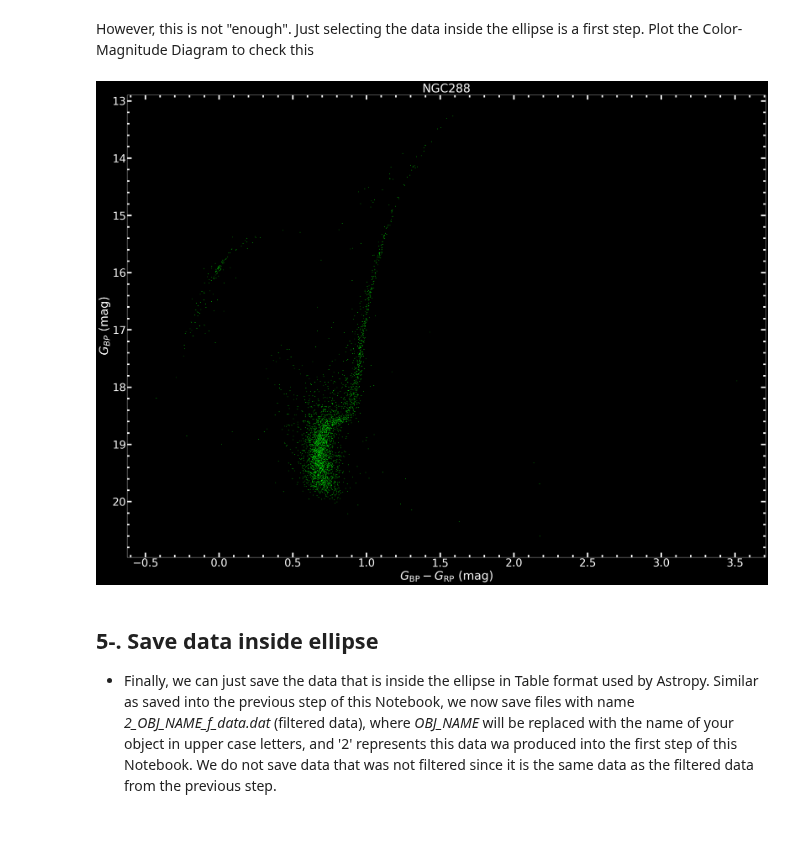
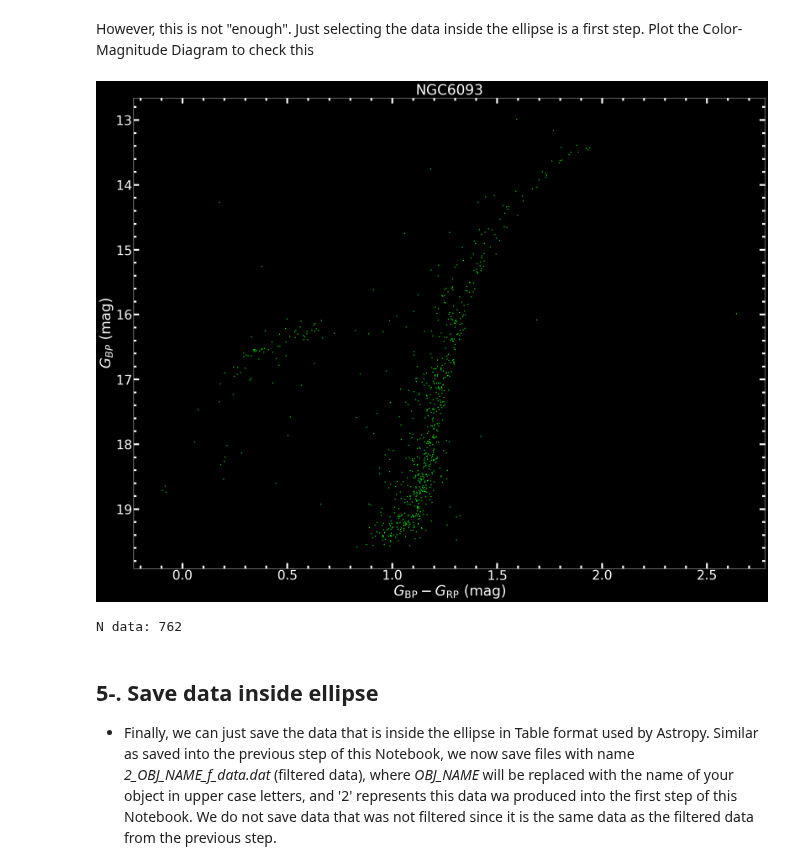
Before and after one commit to GunZF0x/astrogaia-jupyter, a Jupyter notebook: 2_Select_data_inside_ellipse/2_Select_data_inside_ellipse.ipynb, the cells around one changed output. Drawn from its saved outputs; the diff is of its cells as text; code cells hidden in the pictures; blank space fills up the shorter version.

```diff
--- a/2_Select_data_inside_ellipse/2_Select_data_inside_ellipse.ipynb
+++ b/2_Select_data_inside_ellipse/2_Select_data_inside_ellipse.ipynb
@@ -22,7 +22,7 @@ In this part of the project we want the following:
 - We save the data (stars) that lies into the ellipse to use them into the next step of this Notebook.
 # %%
 # Insert the same object name you used in the previous step
-object_name = "NGC288"
+object_name = "NGC6093"
 # %% [markdown]
 Import libraries needed
 # %%
@@ -570,10 +571,10 @@ if not usePreviouslyFoundValues:
     # Set the parameters to change for the width ot the ellipse
 
     # minimim width, maximum width, and number of divisions between these two values
-    width_min, width_max, width_nsteps = 1.0, 2.0, 5 # in mas / yr <---------EDITABLE
+    width_min, width_max, width_nsteps = 0.9, 1.6, 10 # in mas / yr <---------EDITABLE
     width_it = IteratorClass(minimum=width_min, maximum=width_max, n_step=width_nsteps)
     # Parameters for ellipse height
-    height_min, height_max, height_nsteps = 1.0, 2.0, 5 # in mas / yr <---------EDITABLE
+    height_min, height_max, height_nsteps = 0.9, 1.6, 10 # in mas / yr <---------EDITABLE
     height_it = IteratorClass(minimum=height_min, maximum=height_max, n_step=height_nsteps)
     # Parameters for ellipse inclination
     incl_min, incl_max, incl_nsteps = -89.9, 89.9, 360 # in degrees <---------EDITABLE
@@ -822,35 +823,37 @@ def plot_data(data_selected, dark_mode=False):
     plt.title(object_name.upper(), fontsize=label_fontsize)
     ax.xaxis.label.set_size(label_fontsize)
     ax.yaxis.label.set_size(label_fontsize)
     ax.set(ylabel=r'$G_{BP}$ $({\rm mag})$',
            xlabel=r'$G_{\rm BP} - G_{\rm RP}$ $({\rm mag})$')
     ax.tick_params(which='both', width=4.5, top='on')
     ticksize = 14
     ax.tick_params(which='major',length=ticksize, direction = 'in')
     ax.tick_params(which='minor',length=ticksize/2., direction = 'in')
     ax.yaxis.set_ticks_position('both')
     plt.minorticks_on()
     if dark_mode:
         plt.style.use('dark_background')
         original_data_color = "#00ddff"
         filtered_data_color = "#ff4600"
         linestyle = "-g"
         color_linestyle = "#00FE08"
     else:
         original_data_color = "#274e13"
         filtered_data_color = "#cc0000"
         linestyle = "-b"
         color_linestyle = "#0078ff"
     # Plot the line dividing the selected vs eliminated stars
-    plt.scatter(G_BP-G_RP , G_BP, s = 0.5, color=color_linestyle)
+    plt.scatter(G_BP-G_RP , G_BP, s = 3.0, color=color_linestyle)
     plt.rcParams["figure.figsize"] = [13.50, 17.50]
     plt.rcParams["figure.autolayout"] = True
     plt.gca().invert_yaxis()
     plt.show()
 
 plot_data(filtered_data, dark_mode=enable_darkMode)
+print(f"N data: {len(filtered_data['phot_rp_mean_mag'])}")
 # %% [output]
-[figure, old version]
+[figure, new version]
+N data: 762
 # %% [markdown]
 ## 5-. Save data inside ellipse
 
```
Also changed, not shown: parts of 6 cells of this notebook, 2 other files.
